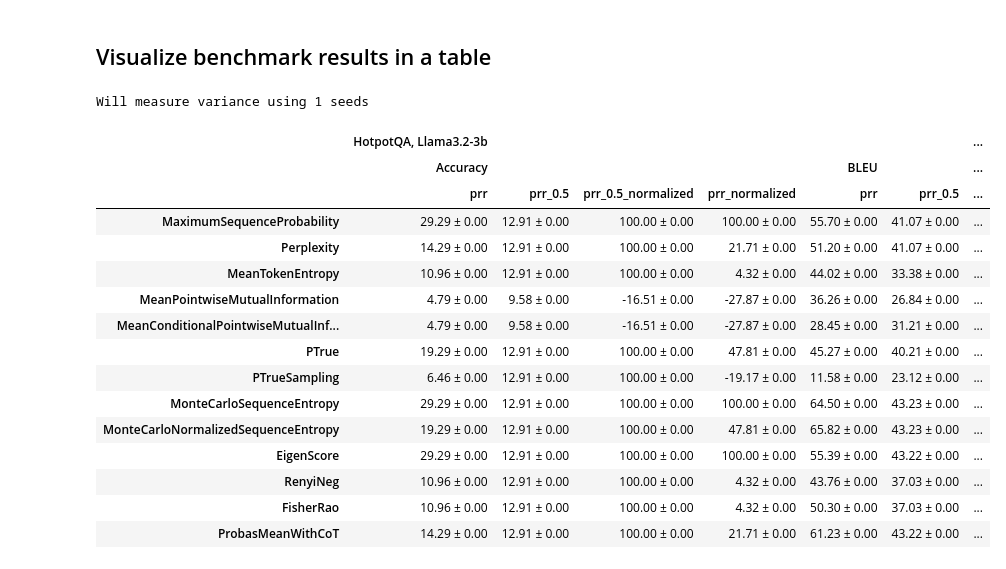
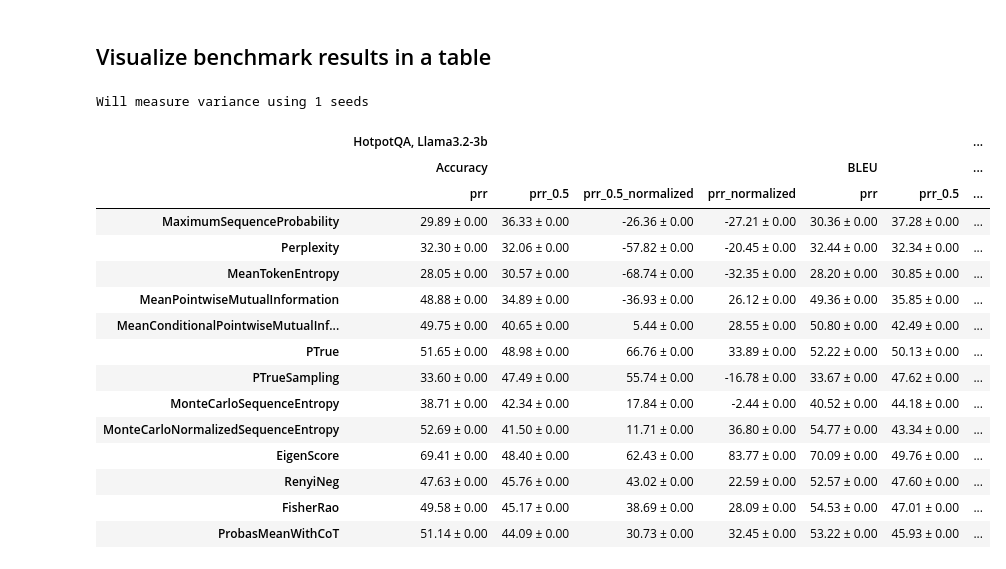
Before and after one commit to ConstFr/lm-polygraph, a Jupyter notebook: notebooks/vizualization_tables.ipynb, the cells around one changed output. Saved outputs shown, nothing was run; the diff lists cells and outputs as text; code cells hidden in the pictures.

```diff
--- a/notebooks/vizualization_tables.ipynb
+++ b/notebooks/vizualization_tables.ipynb
@@ -72,7 +72,7 @@ def pretty_plot(dataset_name, man_files, except_metrics=[], except_gen=['BARTSco
     mean_df = pd.DataFrame([[mean[row][col] for col in columns] for row in index],
                            index=index, columns=pd.MultiIndex.from_tuples(columns))
 
-    s = total_df.style.apply(functools.partial(b_g, A=mean_df, cmap='Reds'), axis=0)
+    s = total_df.style.apply(functools.partial(b_g, A=mean_df, cmap='Greens'), axis=0)
     s.set_table_styles([{  # for row hover use <tr> instead of <td>
         'selector': 'td:hover',
         'props': [('background-color', '#ffffb3')]
@@ -89,25 +89,25 @@ def pretty_plot(dataset_name, man_files, except_metrics=[], except_gen=['BARTSco
 # %%
 # visualize results in a table
 pretty_plot(
     'HotpotQA, Llama3.2-3b',
     # outputs generated by scripts/polygraph_eval benchmark
     # provide several seeds to calculate variance
-    ["../workdir/output/qa/{'path': 'meta-llama/Llama-3.2-3B-Instruct', 'ensemble': False, 'mc': False, 'mc_seeds': None, 'dropout_rate': None, 'type': 'CausalLM', 'path_to_load_script': 'model/default_causal.py', 'load_model_args': {'device_map': 'auto'}, 'load_tokenizer_args': {}}/['denis1699/hotpot_cot']/2025-05-06/06-38-32/ue_manager_seed1"])
+    ["../workdir/output/qa/{'path': 'meta-llama/Llama-3.2-3B-Instruct', 'ensemble': False, 'mc': False, 'mc_seeds': None, 'dropout_rate': None, 'type': 'CausalLM', 'path_to_load_script': 'model/default_causal.py', 'load_model_args': {'device_map': 'auto'}, 'load_tokenizer_args': {}}/['denis1699/hotpot_cot']/2025-05-06/09-26-59/ue_manager_seed1"])
 # %% [output]
 Will measure variance using 1 seeds
 |  | HotpotQA, Llama3.2-3b |  |  |  |  |  | ... |
 |  | Accuracy |  |  |  | BLEU |  | ... |
 |  | prr | prr_0.5 | prr_0.5_normalized | prr_normalized | prr | prr_0.5 | ... |
-| MaximumSequenceProbability | 29.29 ± 0.00 | 12.91 ± 0.00 | 100.00 ± 0.00 | 100.00 ± 0.00 | 55.70 ± 0.00 | 41.07 ± 0.00 | ... |
-| Perplexity | 14.29 ± 0.00 | 12.91 ± 0.00 | 100.00 ± 0.00 | 21.71 ± 0.00 | 51.20 ± 0.00 | 41.07 ± 0.00 | ... |
-| MeanTokenEntropy | 10.96 ± 0.00 | 12.91 ± 0.00 | 100.00 ± 0.00 | 4.32 ± 0.00 | 44.02 ± 0.00 | 33.38 ± 0.00 | ... |
-| MeanPointwiseMutualInformation | 4.79 ± 0.00 | 9.58 ± 0.00 | -16.51 ± 0.00 | -27.87 ± 0.00 | 36.26 ± 0.00 | 26.84 ± 0.00 | ... |
-| MeanConditionalPointwiseMutualInf... | 4.79 ± 0.00 | 9.58 ± 0.00 | -16.51 ± 0.00 | -27.87 ± 0.00 | 28.45 ± 0.00 | 31.21 ± 0.00 | ... |
-| PTrue | 19.29 ± 0.00 | 12.91 ± 0.00 | 100.00 ± 0.00 | 47.81 ± 0.00 | 45.27 ± 0.00 | 40.21 ± 0.00 | ... |
-| PTrueSampling | 6.46 ± 0.00 | 12.91 ± 0.00 | 100.00 ± 0.00 | -19.17 ± 0.00 | 11.58 ± 0.00 | 23.12 ± 0.00 | ... |
-| MonteCarloSequenceEntropy | 29.29 ± 0.00 | 12.91 ± 0.00 | 100.00 ± 0.00 | 100.00 ± 0.00 | 64.50 ± 0.00 | 43.23 ± 0.00 | ... |
-| MonteCarloNormalizedSequenceEntropy | 19.29 ± 0.00 | 12.91 ± 0.00 | 100.00 ± 0.00 | 47.81 ± 0.00 | 65.82 ± 0.00 | 43.23 ± 0.00 | ... |
-| EigenScore | 29.29 ± 0.00 | 12.91 ± 0.00 | 100.00 ± 0.00 | 100.00 ± 0.00 | 55.39 ± 0.00 | 43.22 ± 0.00 | ... |
-| RenyiNeg | 10.96 ± 0.00 | 12.91 ± 0.00 | 100.00 ± 0.00 | 4.32 ± 0.00 | 43.76 ± 0.00 | 37.03 ± 0.00 | ... |
-| FisherRao | 10.96 ± 0.00 | 12.91 ± 0.00 | 100.00 ± 0.00 | 4.32 ± 0.00 | 50.30 ± 0.00 | 37.03 ± 0.00 | ... |
-| ProbasMeanWithCoT | 14.29 ± 0.00 | 12.91 ± 0.00 | 100.00 ± 0.00 | 21.71 ± 0.00 | 61.23 ± 0.00 | 43.22 ± 0.00 | ... |
+| MaximumSequenceProbability | 29.89 ± 0.00 | 36.33 ± 0.00 | -26.36 ± 0.00 | -27.21 ± 0.00 | 30.36 ± 0.00 | 37.28 ± 0.00 | ... |
+| Perplexity | 32.30 ± 0.00 | 32.06 ± 0.00 | -57.82 ± 0.00 | -20.45 ± 0.00 | 32.44 ± 0.00 | 32.34 ± 0.00 | ... |
+| MeanTokenEntropy | 28.05 ± 0.00 | 30.57 ± 0.00 | -68.74 ± 0.00 | -32.35 ± 0.00 | 28.20 ± 0.00 | 30.85 ± 0.00 | ... |
+| MeanPointwiseMutualInformation | 48.88 ± 0.00 | 34.89 ± 0.00 | -36.93 ± 0.00 | 26.12 ± 0.00 | 49.36 ± 0.00 | 35.85 ± 0.00 | ... |
+| MeanConditionalPointwiseMutualInf... | 49.75 ± 0.00 | 40.65 ± 0.00 | 5.44 ± 0.00 | 28.55 ± 0.00 | 50.80 ± 0.00 | 42.49 ± 0.00 | ... |
+| PTrue | 51.65 ± 0.00 | 48.98 ± 0.00 | 66.76 ± 0.00 | 33.89 ± 0.00 | 52.22 ± 0.00 | 50.13 ± 0.00 | ... |
+| PTrueSampling | 33.60 ± 0.00 | 47.49 ± 0.00 | 55.74 ± 0.00 | -16.78 ± 0.00 | 33.67 ± 0.00 | 47.62 ± 0.00 | ... |
+| MonteCarloSequenceEntropy | 38.71 ± 0.00 | 42.34 ± 0.00 | 17.84 ± 0.00 | -2.44 ± 0.00 | 40.52 ± 0.00 | 44.18 ± 0.00 | ... |
+| MonteCarloNormalizedSequenceEntropy | 52.69 ± 0.00 | 41.50 ± 0.00 | 11.71 ± 0.00 | 36.80 ± 0.00 | 54.77 ± 0.00 | 43.34 ± 0.00 | ... |
+| EigenScore | 69.41 ± 0.00 | 48.40 ± 0.00 | 62.43 ± 0.00 | 83.77 ± 0.00 | 70.09 ± 0.00 | 49.76 ± 0.00 | ... |
+| RenyiNeg | 47.63 ± 0.00 | 45.76 ± 0.00 | 43.02 ± 0.00 | 22.59 ± 0.00 | 52.57 ± 0.00 | 47.60 ± 0.00 | ... |
+| FisherRao | 49.58 ± 0.00 | 45.17 ± 0.00 | 38.69 ± 0.00 | 28.09 ± 0.00 | 54.53 ± 0.00 | 47.01 ± 0.00 | ... |
+| ProbasMeanWithCoT | 51.14 ± 0.00 | 44.09 ± 0.00 | 30.73 ± 0.00 | 32.45 ± 0.00 | 53.22 ± 0.00 | 45.93 ± 0.00 | ... |
```
Also changed, not shown: 2 other files.
